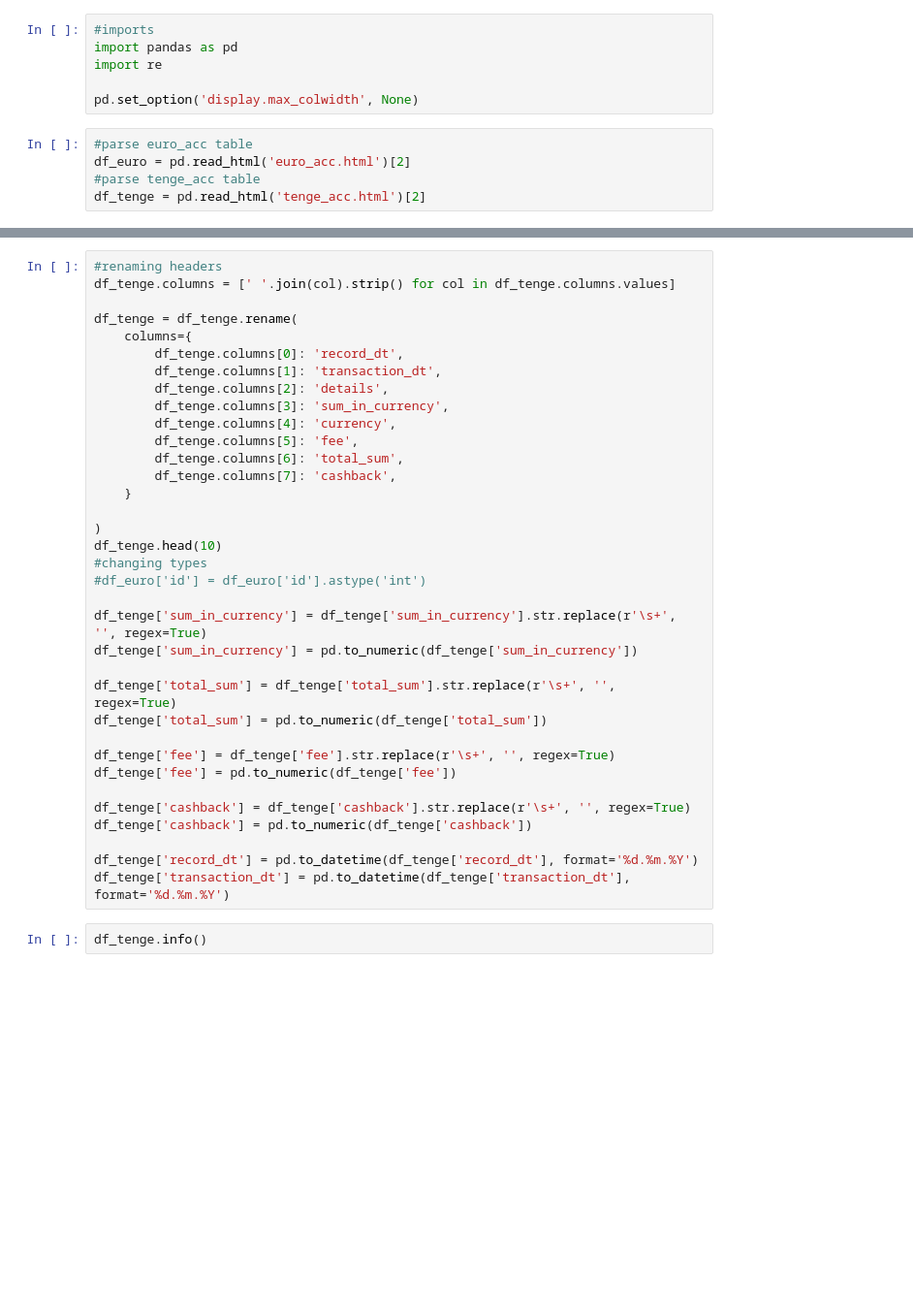
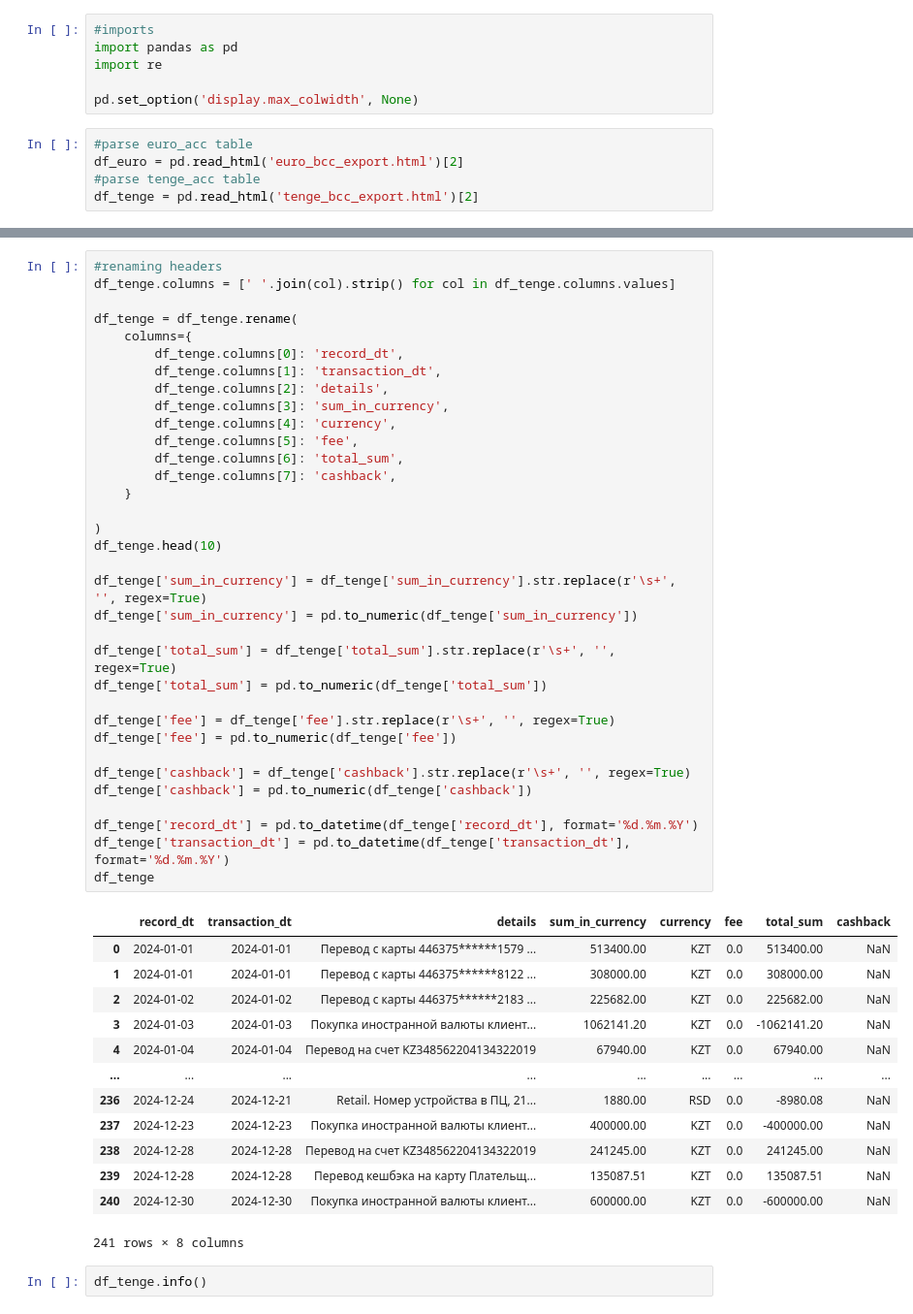
Before and after one commit to cry0steam/budget, a Jupyter notebook: budget_analysis.ipynb, the cells around one changed output, grey strips where cells are left out. Shown at 97% size. Cells and saved outputs as stored; diff of their text form; blank space fills up the shorter version.

```diff
--- a/budget_analysis.ipynb
+++ b/budget_analysis.ipynb
@@ -20,6 +20,6 @@ import re
 pd.set_option('display.max_colwidth', None)
 # %%
 #parse euro_acc table
-df_euro = pd.read_html('euro_acc.html')[2]
+df_euro = pd.read_html('euro_bcc_export.html')[2]
 #parse tenge_acc table
-df_tenge = pd.read_html('tenge_acc.html')[2]
+df_tenge = pd.read_html('tenge_bcc_export.html')[2]
@@ -290,35 +203,48 @@ df_tenge.columns = [' '.join(col).strip() for col in df_tenge.columns.values]
 
 df_tenge = df_tenge.rename(
     columns={
         df_tenge.columns[0]: 'record_dt',
         df_tenge.columns[1]: 'transaction_dt',
         df_tenge.columns[2]: 'details',
         df_tenge.columns[3]: 'sum_in_currency',
         df_tenge.columns[4]: 'currency',
         df_tenge.columns[5]: 'fee',
         df_tenge.columns[6]: 'total_sum',
         df_tenge.columns[7]: 'cashback',
     }
 
 )
 df_tenge.head(10)
-#changing types
-#df_euro['id'] = df_euro['id'].astype('int')
 
 df_tenge['sum_in_currency'] = df_tenge['sum_in_currency'].str.replace(r'\s+', '', regex=True)
 df_tenge['sum_in_currency'] = pd.to_numeric(df_tenge['sum_in_currency'])
 
 df_tenge['total_sum'] = df_tenge['total_sum'].str.replace(r'\s+', '', regex=True)
 df_tenge['total_sum'] = pd.to_numeric(df_tenge['total_sum'])
 
 df_tenge['fee'] = df_tenge['fee'].str.replace(r'\s+', '', regex=True)
 df_tenge['fee'] = pd.to_numeric(df_tenge['fee'])
 
 df_tenge['cashback'] = df_tenge['cashback'].str.replace(r'\s+', '', regex=True)
 df_tenge['cashback'] = pd.to_numeric(df_tenge['cashback'])
 
 df_tenge['record_dt'] = pd.to_datetime(df_tenge['record_dt'], format='%d.%m.%Y')
 df_tenge['transaction_dt'] = pd.to_datetime(df_tenge['transaction_dt'], format='%d.%m.%Y')
+df_tenge
+# %% [output]
+|  | record_dt | transaction_dt | details | sum_in_currency | currency | fee | total_sum | cashback |
+| 0 | 2024-01-01 | 2024-01-01 | Перевод с карты 446375******1579 ... | 513400.00 | KZT | 0.0 | 513400.00 | NaN |
+| 1 | 2024-01-01 | 2024-01-01 | Перевод с карты 446375******8122 ... | 308000.00 | KZT | 0.0 | 308000.00 | NaN |
+| 2 | 2024-01-02 | 2024-01-02 | Перевод с карты 446375******2183 ... | 225682.00 | KZT | 0.0 | 225682.00 | NaN |
+| 3 | 2024-01-03 | 2024-01-03 | Покупка иностранной валюты клиент... | 1062141.20 | KZT | 0.0 | -1062141.20 | NaN |
+| 4 | 2024-01-04 | 2024-01-04 | Перевод на счет KZ348562204134322019 | 67940.00 | KZT | 0.0 | 67940.00 | NaN |
+| ... | ... | ... | ... | ... | ... | ... | ... | ... |
+| 236 | 2024-12-24 | 2024-12-21 | Retail. Номер устройства в ПЦ, 21... | 1880.00 | RSD | 0.0 | -8980.08 | NaN |
+| 237 | 2024-12-23 | 2024-12-23 | Покупка иностранной валюты клиент... | 400000.00 | KZT | 0.0 | -400000.00 | NaN |
+| 238 | 2024-12-28 | 2024-12-28 | Перевод на счет KZ348562204134322019 | 241245.00 | KZT | 0.0 | 241245.00 | NaN |
+| 239 | 2024-12-28 | 2024-12-28 | Перевод кешбэка на карту Плательщ... | 135087.51 | KZT | 0.0 | 135087.51 | NaN |
+| 240 | 2024-12-30 | 2024-12-30 | Покупка иностранной валюты клиент... | 600000.00 | KZT | 0.0 | -600000.00 | NaN |
+241 rows × 8 columns
 # %%
 df_tenge.info()
 # %% [output]
```
Also changed, not shown: parts of 19 cells of this notebook, 4 other files.
